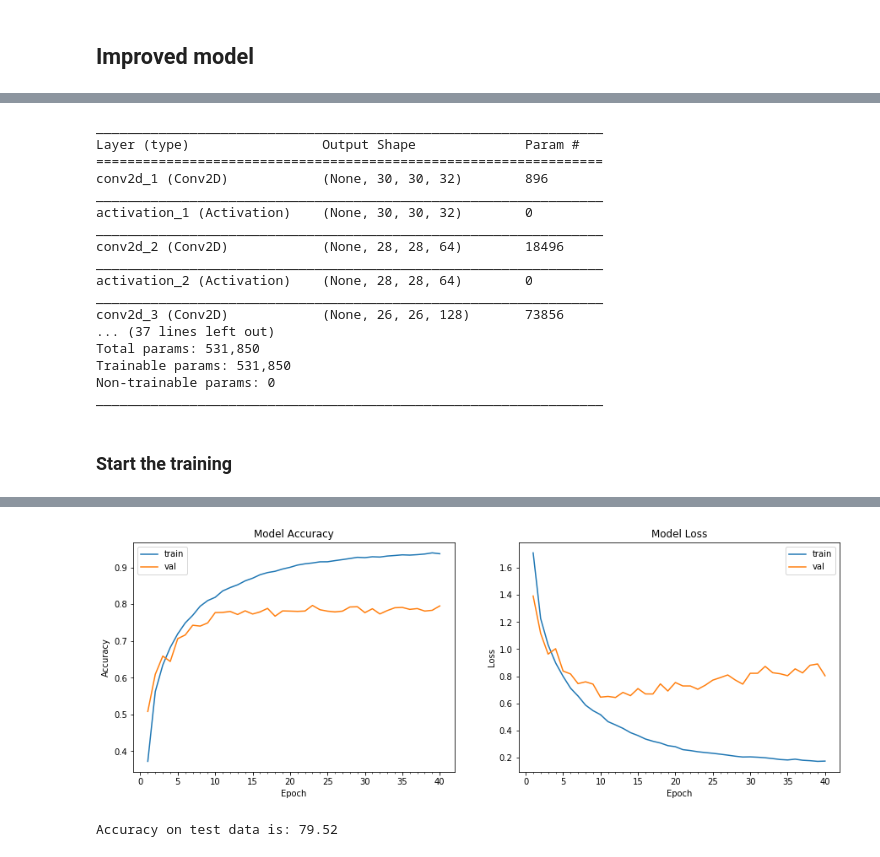
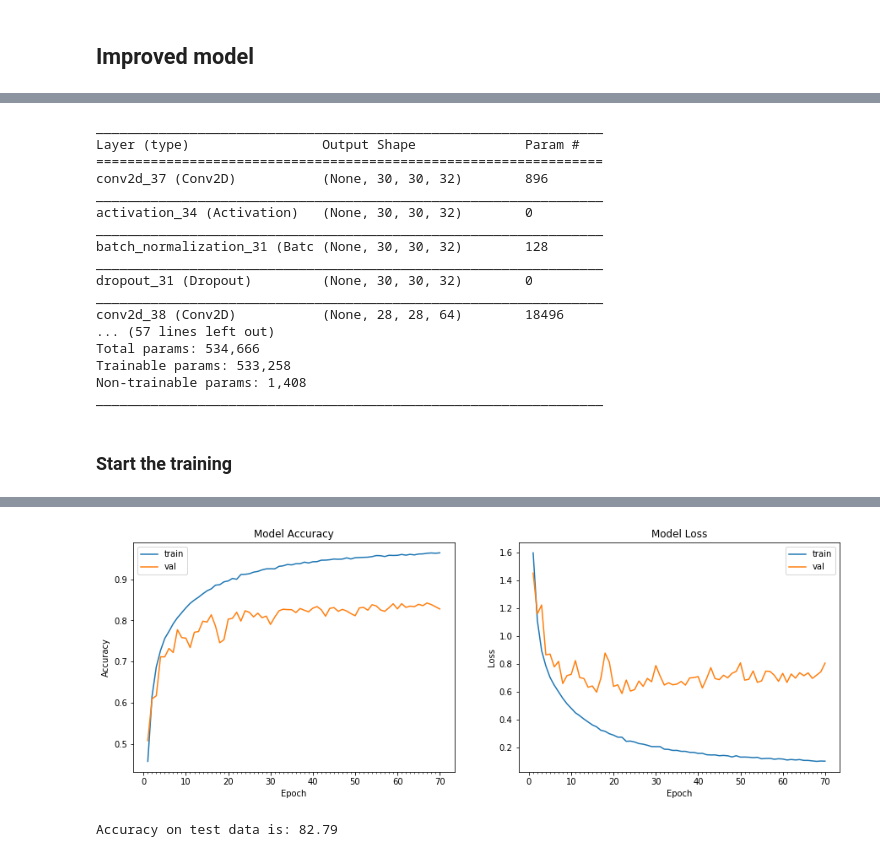
Before and after one commit to KrishnanandSingh/EVA, a Jupyter notebook: Project-6/Assignment_6A.ipynb, the cells around one changed output, grey strips where cells are left out. Saved outputs shown, nothing was run; the diff lists cells and outputs as text; code cells hidden in the pictures.

Commit message:
Retrained to reach validation accuracy

```diff
--- a/Project-6/Assignment_6A.ipynb
+++ b/Project-6/Assignment_6A.ipynb
@@ -189,33 +190,42 @@ Accuracy on test data is: 83.24
 # %%
-# Define the model
+dropout = 0.20
+
 model = Sequential()
 model.add(Convolution2D(32, 3, 3, input_shape=(32, 32, 3)))#30, 30
 model.add(Activation('relu'))
+model.add(BatchNormalization())
+model.add(Dropout(dropout))
 model.add(Convolution2D(64, 3, 3))#28, 28
 model.add(Activation('relu'))
+model.add(BatchNormalization())
+model.add(Dropout(dropout))
 model.add(Convolution2D(128, 3, 3))#26, 26
 model.add(Activation('relu'))
-
-model.add(Dropout(0.25))
+model.add(BatchNormalization())
+model.add(Dropout(dropout))
+model.add(Convolution2D(32, 1, 1))
 
 model.add(MaxPooling2D(pool_size=(2, 2)))#13,13
 
-model.add(Convolution2D(32, 1, 1))
-model.add(Activation('relu'))
 model.add(Convolution2D(64, 3, 3))#11, 11
 model.add(Activation('relu'))
+model.add(BatchNormalization())
+model.add(Dropout(dropout))
 model.add(Convolution2D(128, 3, 3, border_mode='same'))#9, 11
 # 9, 11 (while network says 11 as the RF it is actually 9)
 model.add(Activation('relu'))
-
-model.add(Dropout(0.25))
+model.add(BatchNormalization())
+model.add(Dropout(dropout))
 
 model.add(Convolution2D(256, 3, 3, border_mode='same'))#7, 11
 model.add(Activation('relu'))
+model.add(BatchNormalization())
+model.add(Dropout(dropout))
 
 model.add(Convolution2D(32, 1, 1))
 model.add(Activation('relu'))
-model.add(Dropout(0.25))
+model.add(BatchNormalization())
+model.add(Dropout(dropout))
 
 model.add(Convolution2D(10, 11, 11))#-3, 1
 
@@ -237,19 +261,19 @@ model.summary()
 _________________________________________________________________
 Layer (type)                 Output Shape              Param #
 =================================================================
-conv2d_1 (Conv2D)            (None, 30, 30, 32)        896
+conv2d_37 (Conv2D)           (None, 30, 30, 32)        896
 _________________________________________________________________
-activation_1 (Activation)    (None, 30, 30, 32)        0
+activation_34 (Activation)   (None, 30, 30, 32)        0
 _________________________________________________________________
-conv2d_2 (Conv2D)            (None, 28, 28, 64)        18496
+batch_normalization_31 (Batc (None, 30, 30, 32)        128
 _________________________________________________________________
-activation_2 (Activation)    (None, 28, 28, 64)        0
+dropout_31 (Dropout)         (None, 30, 30, 32)        0
 _________________________________________________________________
-conv2d_3 (Conv2D)            (None, 26, 26, 128)       73856
-... (37 lines left out)
-Total params: 531,850
-Trainable params: 531,850
-Non-trainable params: 0
+conv2d_38 (Conv2D)           (None, 28, 28, 64)        18496
+... (57 lines left out)
+Total params: 534,666
+Trainable params: 533,258
+Non-trainable params: 1,408
 _________________________________________________________________
 # %% [markdown]
 ### Start the training
@@ -264,7 +288,7 @@ datagen = ImageDataGenerator(zoom_range=0.0,
 start = time.time()
 # Train the model
 model_info = model.fit_generator(datagen.flow(train_features, train_labels, batch_size = 128),
-                                 samples_per_epoch = train_features.shape[0], nb_epoch = 40,
+                                 samples_per_epoch = train_features.shape[0], nb_epoch = 70,
                                  validation_data = (test_features, test_labels), verbose=1)
 end = time.time()
 print ("Model took %0.2f seconds to train"%(end - start))
@@ -296,2 +320,2 @@ Model took 596.30 seconds to train
-[figure, old version]
+[figure, new version]
-Accuracy on test data is: 79.52
+Accuracy on test data is: 82.79
```
Also changed, not shown: parts of 7 cells of this notebook.
